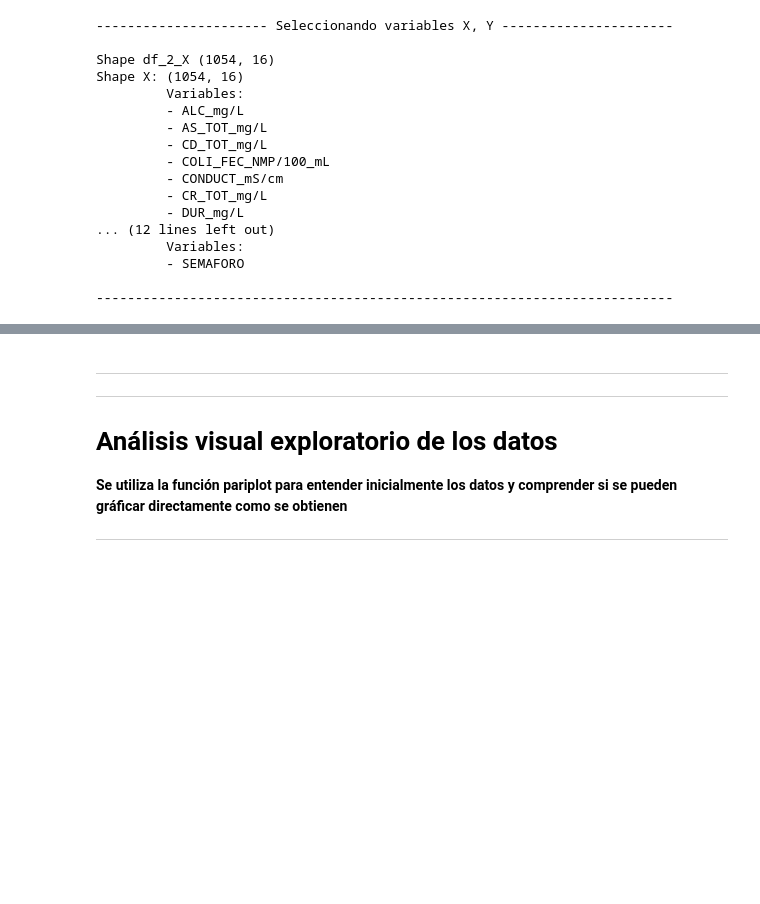
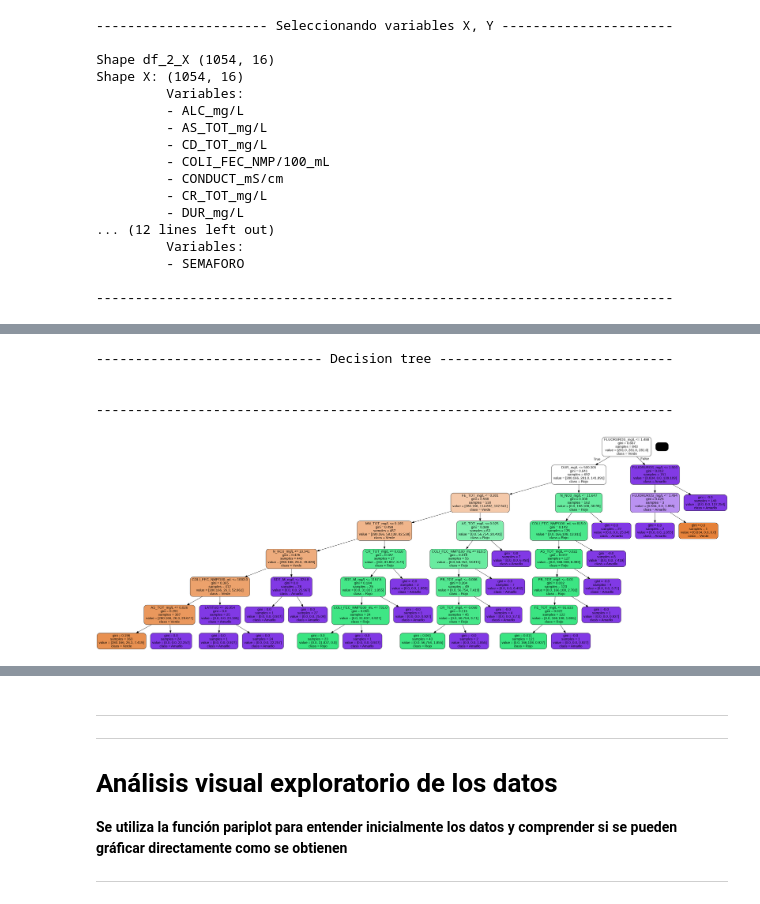
Before and after one commit to PosgradoMNA/actividades-del-projecto-team_59, a Jupyter notebook: Sem_09_CD_Reto_entrega_2.ipynb, the cells around one changed output, grey strips where cells are left out. Cells and saved outputs as stored; diff of their text form; code cells hidden in the pictures; blank space fills up the shorter version.

```diff
--- a/Sem_09_CD_Reto_entrega_2.ipynb
+++ b/Sem_09_CD_Reto_entrega_2.ipynb
@@ -463,0 +488,14 @@ Name: Clase, dtype: int64
+# %%
+# - - - - - - - - - - - - - - - - - - - - - - - - - - - - - - - - - - - - - - - - - - - - - - - - -
+# Clases
+
+Xtv= pd.DataFrame(Xtv)
+Xtv.columns= nom_var_X
+#display(Xtv)
+
+print('\n------------------------Porcentaje de cada clase -------------------------\n')
+print('Distribución de las clases:\n')
+print(round(ytv.value_counts(100)*100, 1))
+print('\n--------------------------------------------------------------------------\n')
+
+#print('Xtv.columns:', Xtv.columns)
@@ -463,0 +520,29 @@ Name: Clase, dtype: int64
+# %%
+# - - - - - - - - - - - - - - - - - - - - - - - - - - - - - - - - - - - - - - - - - - - - - - - - -
+# Realizar clasificador, con las variables seleccionadas
+
+from sklearn.datasets import load_iris
+from sklearn import tree
+from sklearn.tree import export_graphviz
+print('\n----------------------------- Decision tree ------------------------------\n')
+dec_tree= tree.DecisionTreeClassifier(max_depth=7, random_state=42, class_weight='balanced')
+dec_tree= dec_tree.fit(Xtv, ytv)
+tree= export_graphviz(dec_tree,
+                      out_file= None,
+                      feature_names= Xtv.columns,
+                      class_names= ['Verde','Rojo','Amarllo'],
+                      rounded= True,
+                      filled= True)
+import pydotplus
+from IPython.display import Image
+print('\n--------------------------------------------------------------------------\n')
+
+graph= pydotplus.graph_from_dot_data(tree)
+graph.write_png('Arbol_colorido.png')
+Image(filename = 'Arbol_colorido.png')
+# %% [output]
+----------------------------- Decision tree ------------------------------
+
+
+--------------------------------------------------------------------------
+[figure, added]
```
Also changed, not shown: parts of 29 cells of this notebook.
